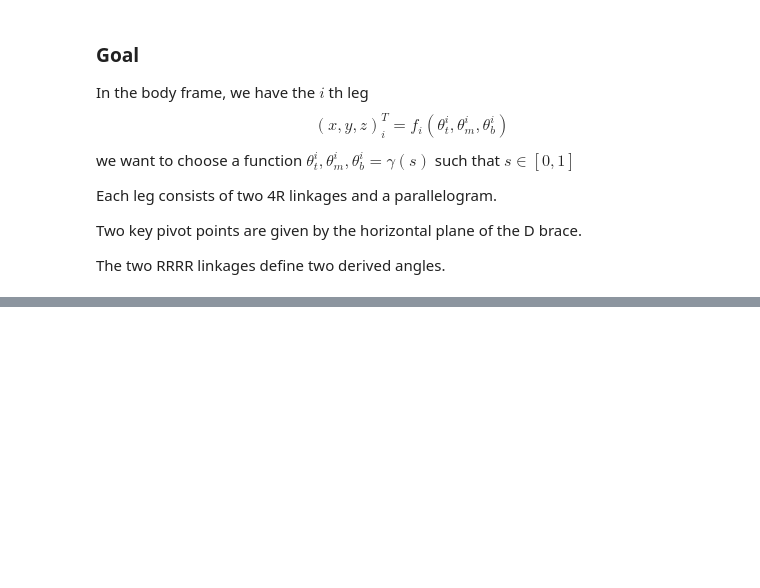
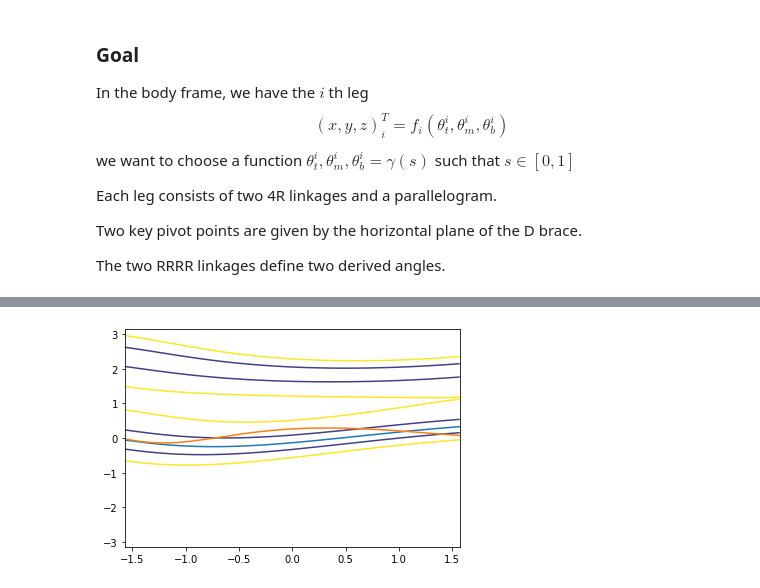
Before and after one commit to peter-cudmore/Darkpaw, a Jupyter notebook: scripts/Darkpaw Model.ipynb, the cells around one changed output, grey strips where cells are left out. Saved outputs shown, nothing was run; the diff lists cells and outputs as text; code cells hidden in the pictures; blank space fills up the shorter version.

```diff
--- a/scripts/Darkpaw Model.ipynb
+++ b/scripts/Darkpaw Model.ipynb
@@ -53,2 +25,5 @@ X_m
-# %%
-x, p, c = mdl.get_leg_position()
+# %%
+z, e, maps = mdl.create_leg_complex_problem()
+temp = e[4]
+e[4] = e[5]
+e[5]=temp
@@ -54,0 +166,31 @@ x, p, c = mdl.get_leg_position()
+# %%
+n = 250
+t1,t2 = np.meshgrid(np.linspace(-np.pi, np.pi, n),np.linspace(-np.pi / 2, np.pi / 2, n))
+# pwm range : 100 to 500 (401 values)
+# maps to     -pi/2 to pi/2
+pwm = np.linspace(-np.pi/2, np.pi/2, 401)
+leg_angles = np.empty(shape=(401, 3), dtype=float)
+leg_grad = np.empty_like(leg_angles)
+import scipy.optimize as spo
+
+DF = [
+    sp.simplify(-e[i + 3].diff(z[i + 3])/e[i + 3].diff(z[i])) for i in range(3)
+]
+bounds = []
+# %%
+f_1= sp.lambdify((z[0], z[3]), abs(e[3])**2, 'numpy')
+df_1 = sp.lambdify((z[0], z[3]), DF[0], 'numpy')
+plt.figure(0)
+plt.contour(t2, t1, f_1(np.exp(1j*t1),np.exp(1j*t2)), [0,  0.1,  0.535])
+
+for i in range(401):
+    f = lambda x: f_1(np.exp(1j*x), np.exp(1j*pwm[i]))
+    res = spo.minimize_scalar(f, bounds=(-1, 1))
+    leg_angles[i,0] = res.x
+    leg_grad[i, 0] = np.real(df_1(np.exp(1j*res.x), np.exp(1j*pwm[i])))
+
+plt.plot(pwm, leg_angles[:, 0])
+plt.plot(pwm, leg_grad[:, 0])
+plt.show()
+# %% [output]
+[figure, added]
```
Also changed, not shown: parts of 34 cells of this notebook, 11 other files.
